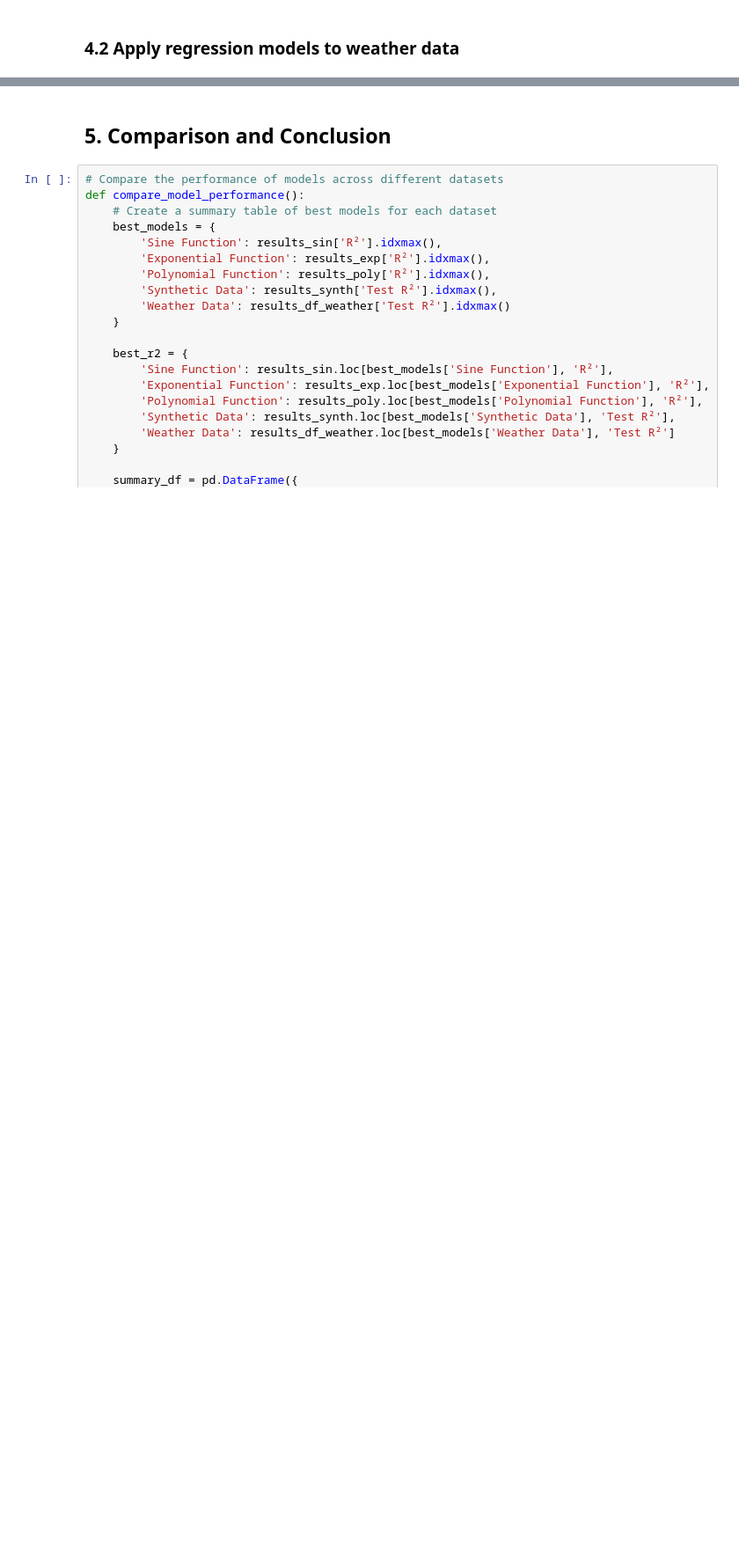
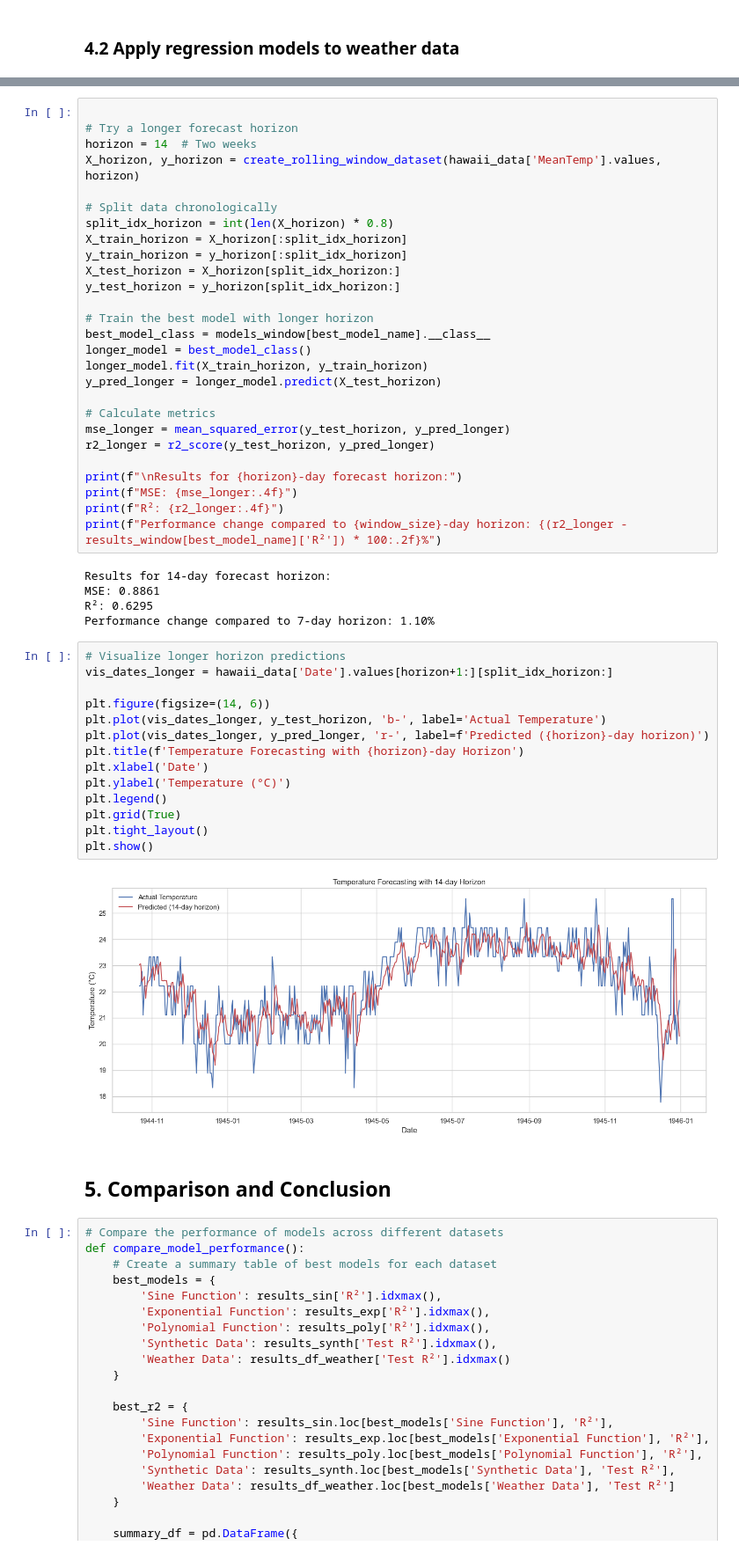
Before and after one commit to imadbenmadi/ITDS-practise-project, a Jupyter notebook: notebook.ipynb, the cells around one changed output, grey strips where cells are left out. Shown at 88% size. Cells and saved outputs as stored; diff of their text form; blank space fills up the shorter version.

```diff
--- a/notebook.ipynb
+++ b/notebook.ipynb
@@ -1088,3 +1242,51 @@ Polynomial Regression (degree=2)  2.970422   1.723491  1.466202 -0.339903
+# %%
+
+# Try a longer forecast horizon
+horizon = 14  # Two weeks
+X_horizon, y_horizon = create_rolling_window_dataset(hawaii_data['MeanTemp'].values, horizon)
+
+# Split data chronologically
+split_idx_horizon = int(len(X_horizon) * 0.8)
+X_train_horizon = X_horizon[:split_idx_horizon]
+y_train_horizon = y_horizon[:split_idx_horizon]
+X_test_horizon = X_horizon[split_idx_horizon:]
+y_test_horizon = y_horizon[split_idx_horizon:]
+
+# Train the best model with longer horizon
+best_model_class = models_window[best_model_name].__class__
+longer_model = best_model_class()
+longer_model.fit(X_train_horizon, y_train_horizon)
+y_pred_longer = longer_model.predict(X_test_horizon)
+
+# Calculate metrics
+mse_longer = mean_squared_error(y_test_horizon, y_pred_longer)
+r2_longer = r2_score(y_test_horizon, y_pred_longer)
+
+print(f"\nResults for {horizon}-day forecast horizon:")
+print(f"MSE: {mse_longer:.4f}")
+print(f"R²: {r2_longer:.4f}")
+print(f"Performance change compared to {window_size}-day horizon: {(r2_longer - results_window[best_model_name]['R²']) * 100:.2f}%")
+# %% [output]
+Results for 14-day forecast horizon:
+MSE: 0.8861
+R²: 0.6295
+Performance change compared to 7-day horizon: 1.10%
+# %%
+# Visualize longer horizon predictions
+vis_dates_longer = hawaii_data['Date'].values[horizon+1:][split_idx_horizon:]
+
+plt.figure(figsize=(14, 6))
+plt.plot(vis_dates_longer, y_test_horizon, 'b-', label='Actual Temperature')
+plt.plot(vis_dates_longer, y_pred_longer, 'r-', label=f'Predicted ({horizon}-day horizon)')
+plt.title(f'Temperature Forecasting with {horizon}-day Horizon')
+plt.xlabel('Date')
+plt.ylabel('Temperature (°C)')
+plt.legend()
+plt.grid(True)
+plt.tight_layout()
+plt.show()
+# %% [output]
+[figure, added]
 # %% [markdown]
 
 
```
Also changed, not shown: parts of 10 cells of this notebook.
